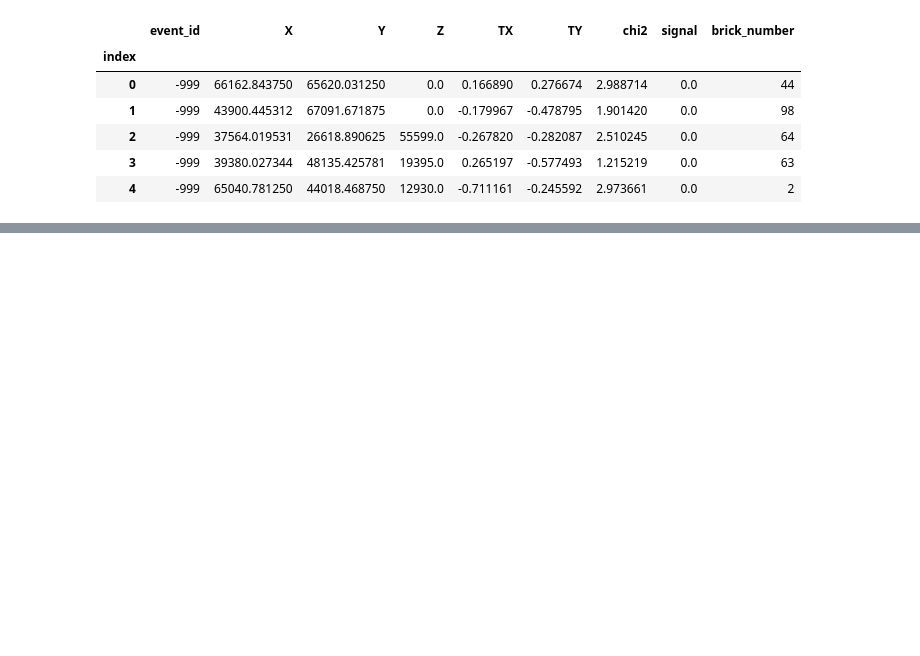
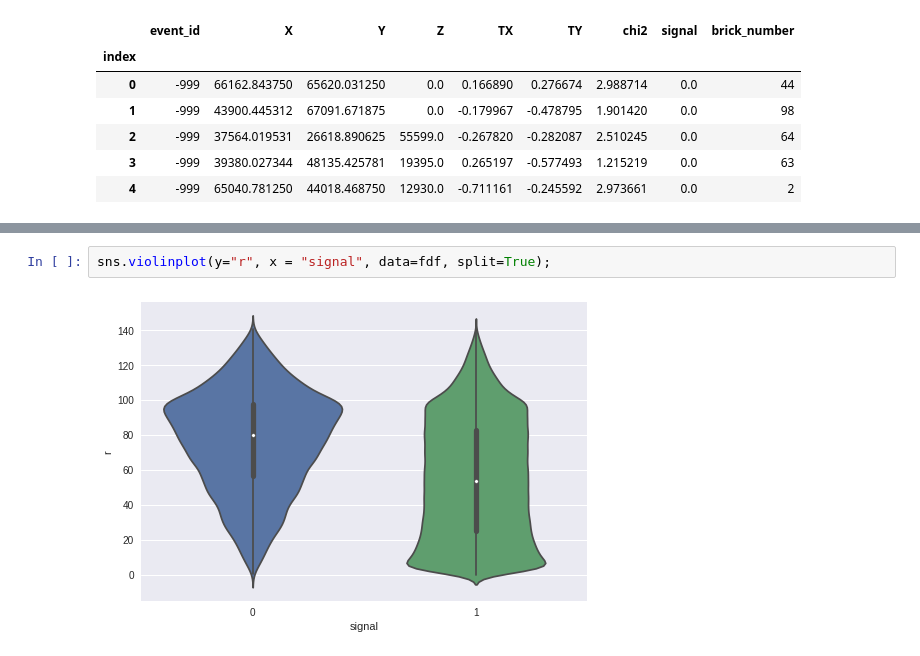
Before and after one commit to PhySci/darkMatter, a Jupyter notebook: first.ipynb, the cells around one changed output, grey strips where cells are left out. Drawn from its saved outputs; the diff is of its cells as text; blank space fills up the shorter version.

```diff
--- a/first.ipynb
+++ b/first.ipynb
@@ -166,0 +106,4 @@ for brickId, brick in train.groupby('brick_number'):
+# %%
+sns.violinplot(y="r", x = "signal", data=fdf, split=True);
+# %% [output]
+[figure, added]
```
Also changed, not shown: parts of 19 cells of this notebook.
